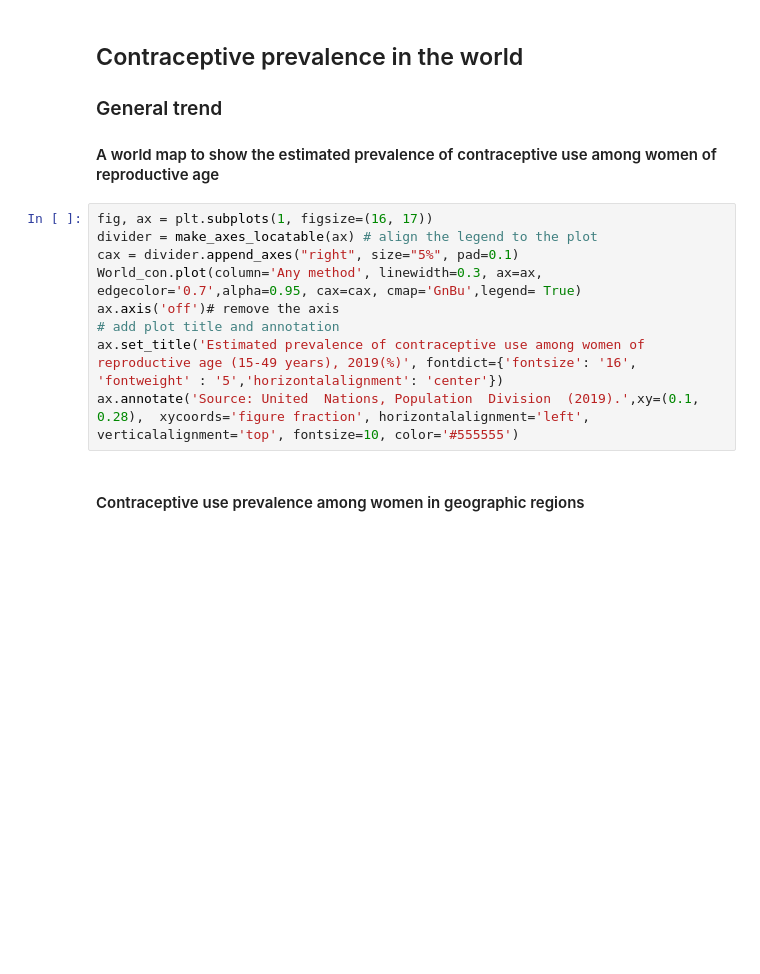
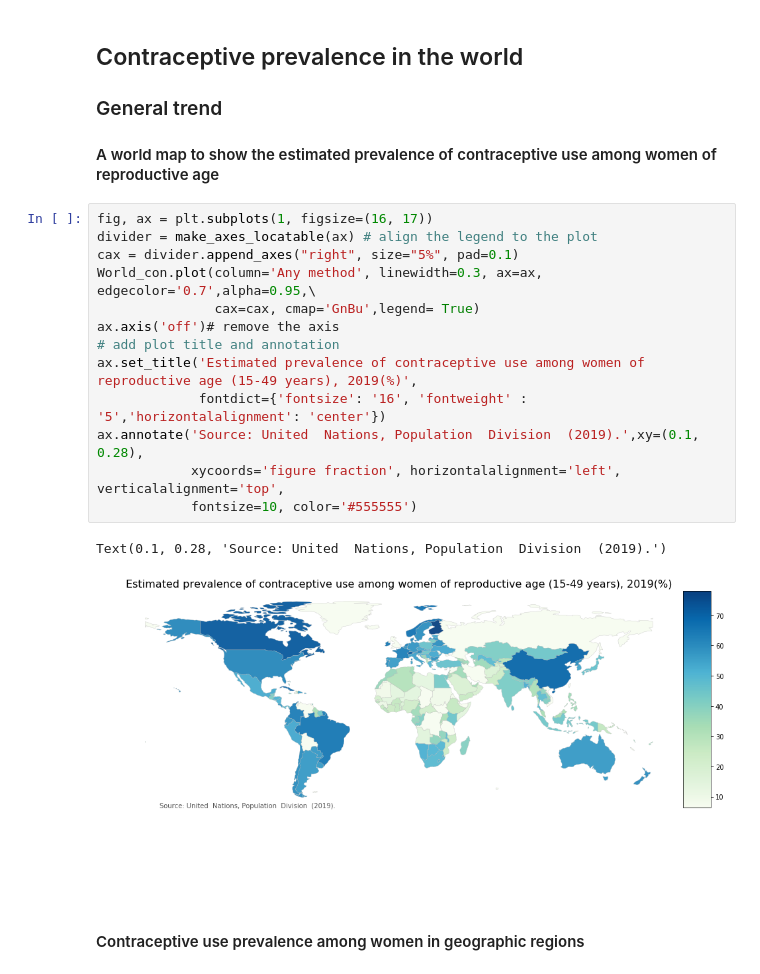
Before and after one commit to JYU-412/Contraceptive-data-visualization, a Jupyter notebook: Project_contraceptive_data_visualization.ipynb, the cells around one changed output. Saved outputs shown, nothing was run; the diff lists cells and outputs as text; blank space fills up the shorter version.

```diff
--- a/Project_contraceptive_data_visualization.ipynb
+++ b/Project_contraceptive_data_visualization.ipynb
@@ -58,12 +78,19 @@ World_con.describe()
 # %%
 fig, ax = plt.subplots(1, figsize=(16, 17))
 divider = make_axes_locatable(ax) # align the legend to the plot
 cax = divider.append_axes("right", size="5%", pad=0.1)
-World_con.plot(column='Any method', linewidth=0.3, ax=ax, edgecolor='0.7',alpha=0.95, cax=cax, cmap='GnBu',legend= True)
+World_con.plot(column='Any method', linewidth=0.3, ax=ax, edgecolor='0.7',alpha=0.95,\
+               cax=cax, cmap='GnBu',legend= True)
 ax.axis('off')# remove the axis
 # add plot title and annotation
-ax.set_title('Estimated prevalence of contraceptive use among women of reproductive age (15-49 years), 2019(%)', fontdict={'fontsize': '16', 'fontweight' : '5','horizontalalignment': 'center'})
-ax.annotate('Source: United  Nations, Population  Division  (2019).',xy=(0.1, 0.28),  xycoords='figure fraction', horizontalalignment='left', verticalalignment='top', fontsize=10, color='#555555')
+ax.set_title('Estimated prevalence of contraceptive use among women of reproductive age (15-49 years), 2019(%)',
+             fontdict={'fontsize': '16', 'fontweight' : '5','horizontalalignment': 'center'})
+ax.annotate('Source: United  Nations, Population  Division  (2019).',xy=(0.1, 0.28),
+            xycoords='figure fraction', horizontalalignment='left', verticalalignment='top',
+            fontsize=10, color='#555555')
+# %% [output]
+Text(0.1, 0.28, 'Source: United  Nations, Population  Division  (2019).')
+[figure, added]
 # %% [markdown]
 #### Contraceptive use prevalence among women in geographic regions
 # %%
```
Also changed, not shown: parts of 19 cells of this notebook, 1 other file.
